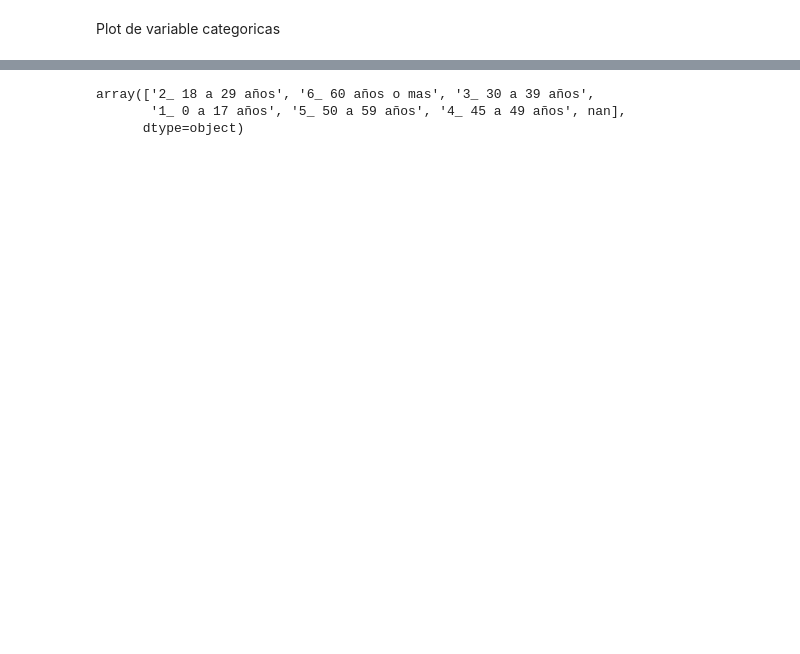
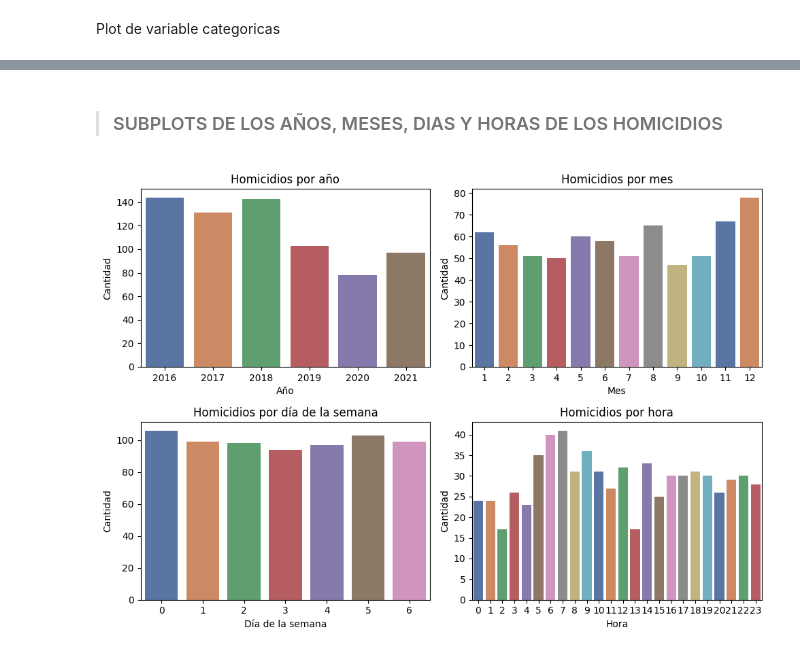
Before and after one commit to OctavioRdz17/Power_BI_Siniestros_Viales, a Jupyter notebook: 02_EDA.ipynb, the cells around one changed output, grey strips where cells are left out. Drawn from its saved outputs; the diff is of its cells as text; code cells hidden in the pictures; blank space fills up the shorter version.

```diff
--- a/02_EDA.ipynb
+++ b/02_EDA.ipynb
@@ -109,6 +90,0 @@ plt.show()
-# %%
-df_hom_vic['Rango_etario '].unique()
-# %% [output]
-array(['2_ 18 a 29 años', '6_ 60 años o mas', '3_ 30 a 39 años',
-       '1_ 0 a 17 años', '5_ 50 a 59 años', '4_ 45 a 49 años', nan],
-      dtype=object)
@@ -121,0 +91,43 @@ df_hom_vic['Rango_etario '] = df_hom_vic['Rango_etario '].astype('category')
+# %% [markdown]
+> ### SUBPLOTS DE LOS AÑOS, MESES, DIAS Y HORAS DE LOS HOMICIDIOS
+# %%
+# SUBPLOTS DE LOS AÑOS, MESES, DIAS Y HORAS DE LOS HOMICIDIOS
+
+# Crear el gráfico
+plt.figure(figsize=(10, 7))
+
+# Subplot 1: Count plot para los meses de la columna FECHA
+plt.subplot(2, 2, 1)
+sns.countplot(x=df_hom['FECHA'].dt.year, palette='deep')
+plt.title('Homicidios por año')
+plt.xlabel('Año')
+plt.ylabel('Cantidad')
+
+# Subplot 2: Count plot para los días de la semana de la columna FECHA
+plt.subplot(2, 2, 2)
+sns.countplot(x=df_hom['FECHA'].dt.month , palette='deep')
+plt.title('Homicidios por mes')
+plt.xlabel('Mes')
+plt.ylabel('Cantidad')
+
+# Subplot 3: Count plot para las horas de la columna HORA
+plt.subplot(2, 2, 3)
+sns.countplot(x=df_hom['FECHA'].dt.dayofweek, palette='deep')
+plt.title('Homicidios por día de la semana')
+plt.xlabel('Día de la semana')
+plt.ylabel('Cantidad')
+
+# Subplot 4: Count plot para los años de la columna FECHA
+plt.subplot(2, 2, 4)
+sns.countplot(x=df_hom['HORA'], palette='deep')
+plt.title('Homicidios por hora')
+plt.xlabel('Hora')
+plt.ylabel('Cantidad')
+
+# Ajustar el espacio entre los subplots
+plt.tight_layout()
+
+# Mostrar el gráfico
+plt.show()
+# %% [output]
+[figure, added]
```
Also changed, not shown: parts of 22 cells of this notebook, 6 other files.
